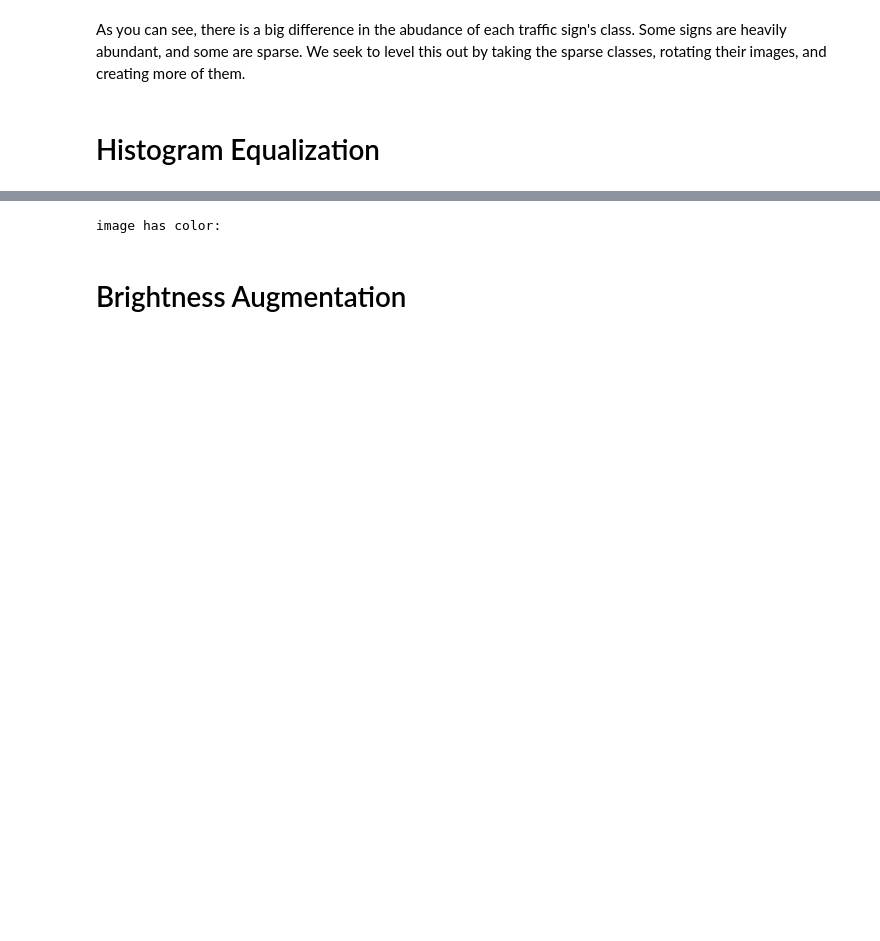
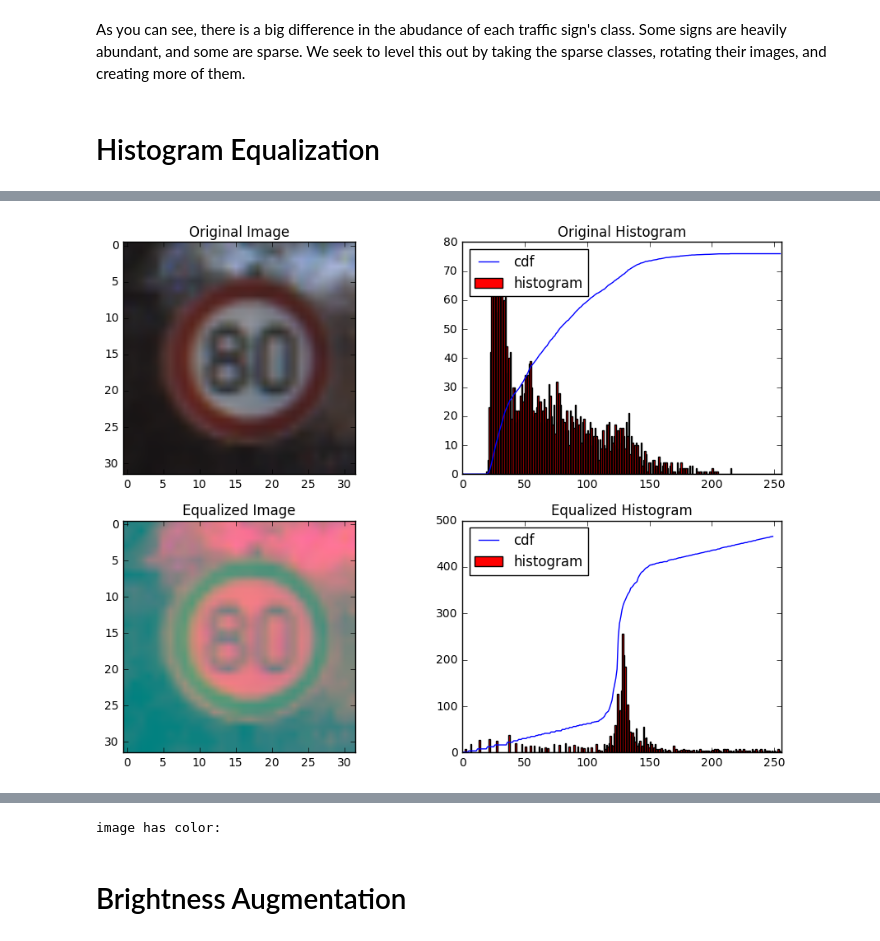
Before and after one commit to Self-Driving-Cars-LosAngeles/TrafficSignClassification, a Jupyter notebook: Traffic_Sign_Classifier_SDCLA.ipynb, the cells around one changed output, grey strips where cells are left out. Saved outputs shown, nothing was run; the diff lists cells and outputs as text; code cells hidden in the pictures; blank space fills up the shorter version.

```diff
--- a/Traffic_Sign_Classifier_SDCLA.ipynb
+++ b/Traffic_Sign_Classifier_SDCLA.ipynb
@@ -218,0 +291,4 @@ As you can see, there is a big difference in the abudance of each traffic sign's
+# %%
+plot_histograms(image1, image2)
+# %% [output]
+[figure, added]
```
Also changed, not shown: parts of 11 cells of this notebook.
